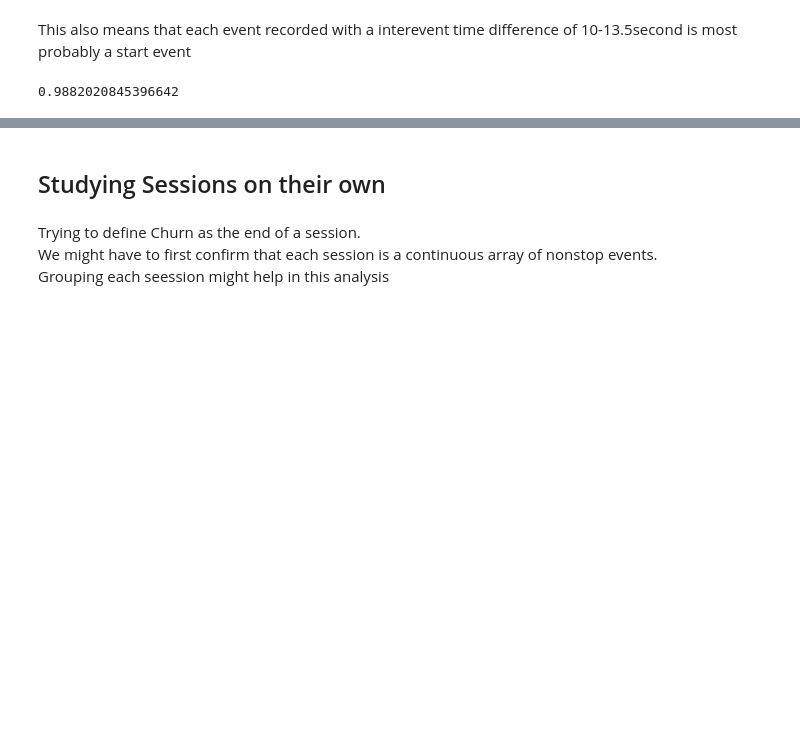
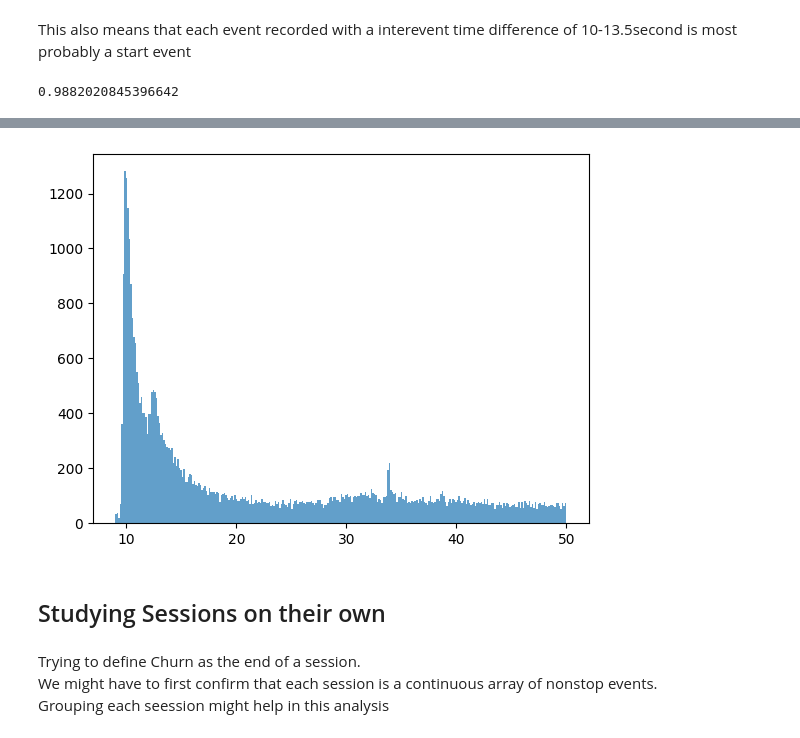
Before and after one commit to denis-james/Game-Data-Churn-Analysis, a Jupyter notebook: Analysis.ipynb, the cells around one changed output, grey strips where cells are left out. Saved outputs shown, nothing was run; the diff lists cells and outputs as text; code cells hidden in the pictures; blank space fills up the shorter version.

```diff
--- a/Analysis.ipynb
+++ b/Analysis.ipynb
@@ -231,0 +234,4 @@ _9to13secondwindow=MasterDataset[np.logical_and((MasterDataset['Inter_event_time
+# %%
+IETDandStatus=MasterDataset.reset_index(drop=True)['Inter_event_timediff'].dt.total_seconds().to_frame()
+IETDandStatus['status']=MasterDataset['status'].values
+IETDandStatus
@@ -232,3 +252,7 @@ _9to13secondwindow=MasterDataset[np.logical_and((MasterDataset['Inter_event_time
+# %%
+plt.hist(IETDandStatus['Inter_event_timediff'],range=(9,50),bins=300,alpha=.7,label='Inter-event Time difference frequency');
+# %% [output]
+[figure, added]
 # %% [markdown]
 ## Studying Sessions on their own
 # %% [markdown]
```
Also changed, not shown: parts of 2 cells of this notebook.
